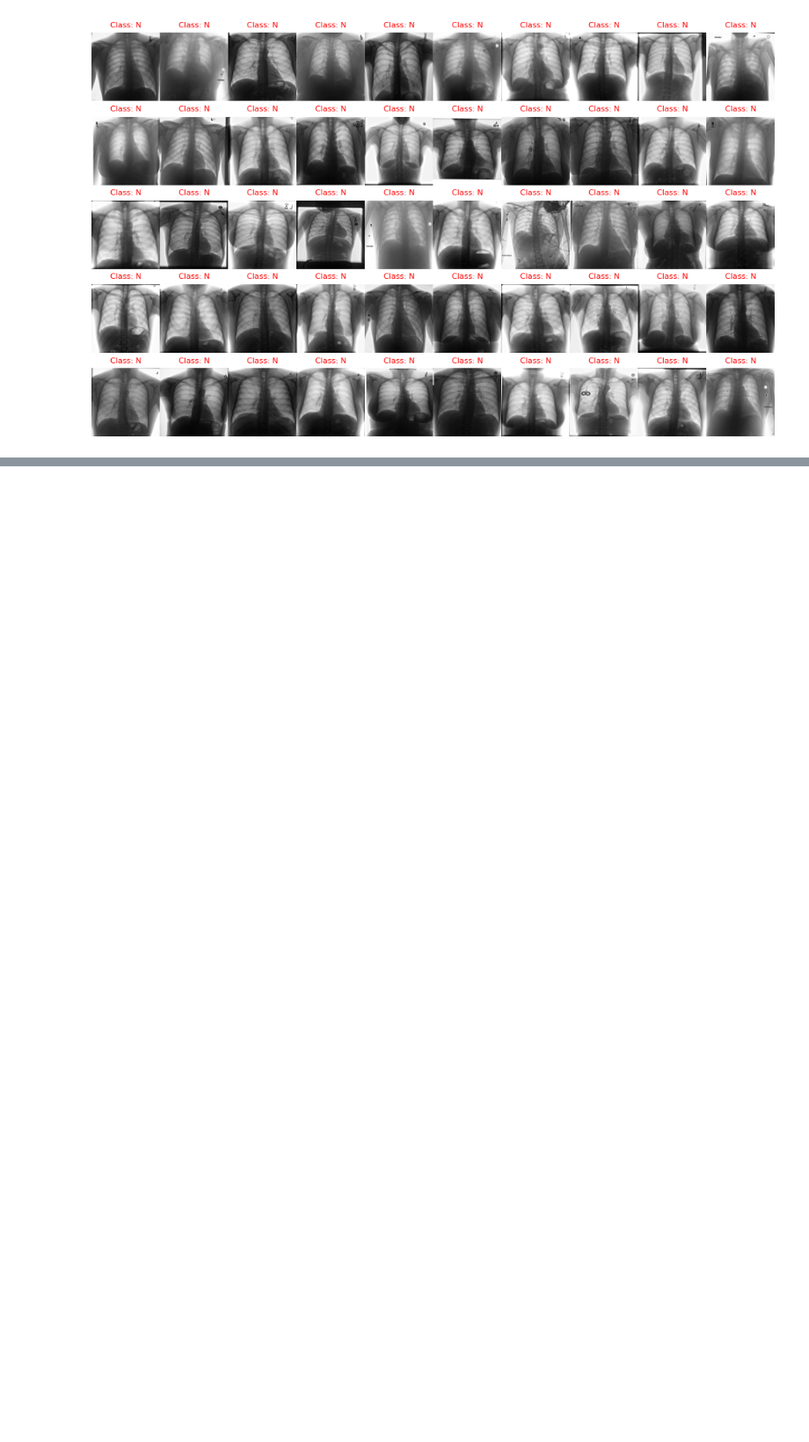
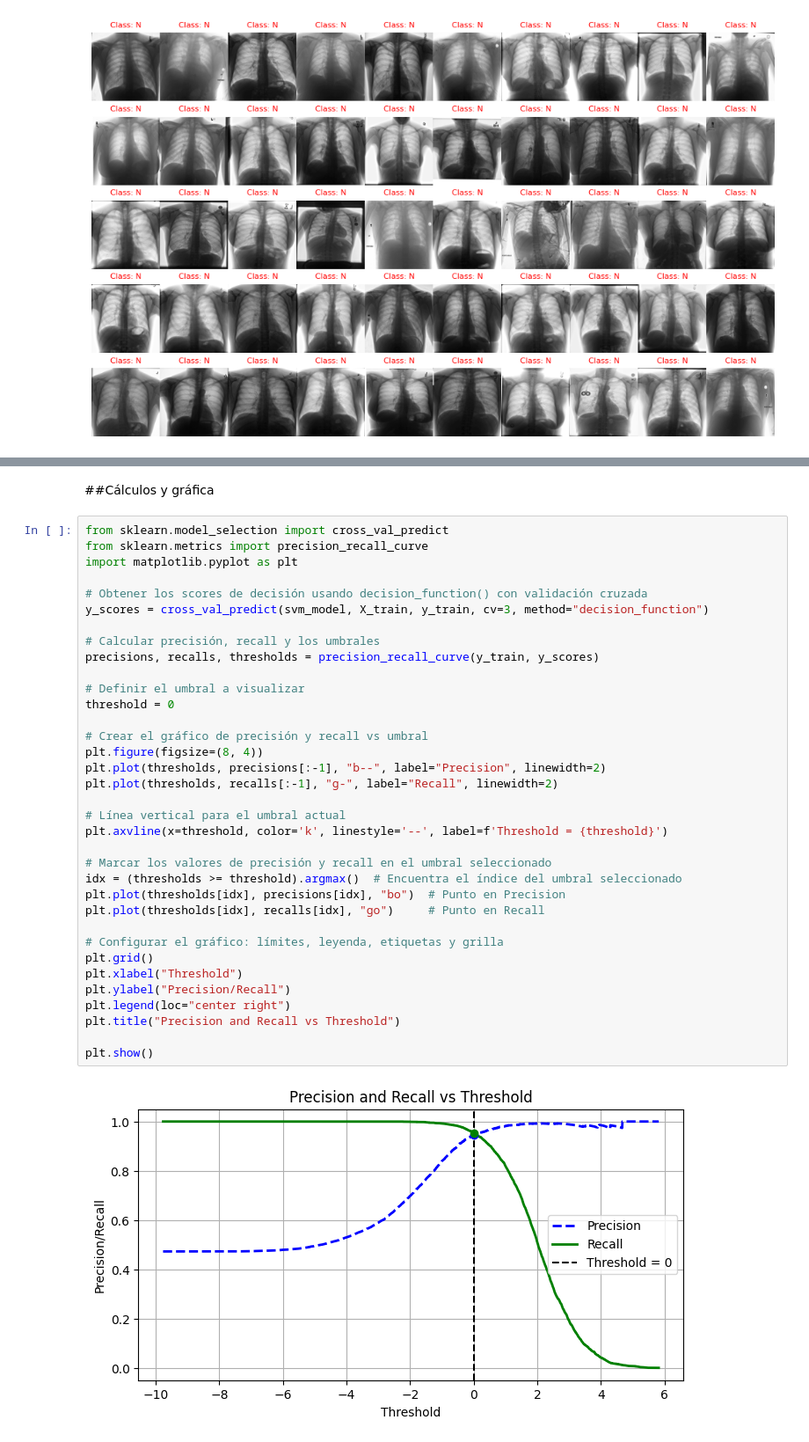
Before and after one commit to jeremiasavaro/medilab, a Jupyter notebook: ia_models/svm_binary_classifier_model.ipynb, the cells around one changed output, grey strips where cells are left out. Shown: that part at 88% size. Drawn from its saved outputs; the diff is of its cells as text; blank space fills up the shorter version.

Commit message:
more scores, evaluations and plots added

```diff
--- a/ia_models/svm_binary_classifier_model.ipynb
+++ b/ia_models/svm_binary_classifier_model.ipynb
@@ -203,0 +232,39 @@ plt.show()
+# %% [markdown]
+##Cálculos y gráfica
+# %%
+from sklearn.model_selection import cross_val_predict
+from sklearn.metrics import precision_recall_curve
+import matplotlib.pyplot as plt
+
+# Obtener los scores de decisión usando decision_function() con validación cruzada
+y_scores = cross_val_predict(svm_model, X_train, y_train, cv=3, method="decision_function")
+
+# Calcular precisión, recall y los umbrales
+precisions, recalls, thresholds = precision_recall_curve(y_train, y_scores)
+
+# Definir el umbral a visualizar
+threshold = 0
+
+# Crear el gráfico de precisión y recall vs umbral
+plt.figure(figsize=(8, 4))
+plt.plot(thresholds, precisions[:-1], "b--", label="Precision", linewidth=2)
+plt.plot(thresholds, recalls[:-1], "g-", label="Recall", linewidth=2)
+
+# Línea vertical para el umbral actual
+plt.axvline(x=threshold, color='k', linestyle='--', label=f'Threshold = {threshold}')
+
+# Marcar los valores de precisión y recall en el umbral seleccionado
+idx = (thresholds >= threshold).argmax()  # Encuentra el índice del umbral seleccionado
+plt.plot(thresholds[idx], precisions[idx], "bo")  # Punto en Precision
+plt.plot(thresholds[idx], recalls[idx], "go")     # Punto en Recall
+
+# Configurar el gráfico: límites, leyenda, etiquetas y grilla
+plt.grid()
+plt.xlabel("Threshold")
+plt.ylabel("Precision/Recall")
+plt.legend(loc="center right")
+plt.title("Precision and Recall vs Threshold")
+
+plt.show()
+# %% [output]
+[figure, added]
```
Also changed, not shown: parts of 8 cells of this notebook.
